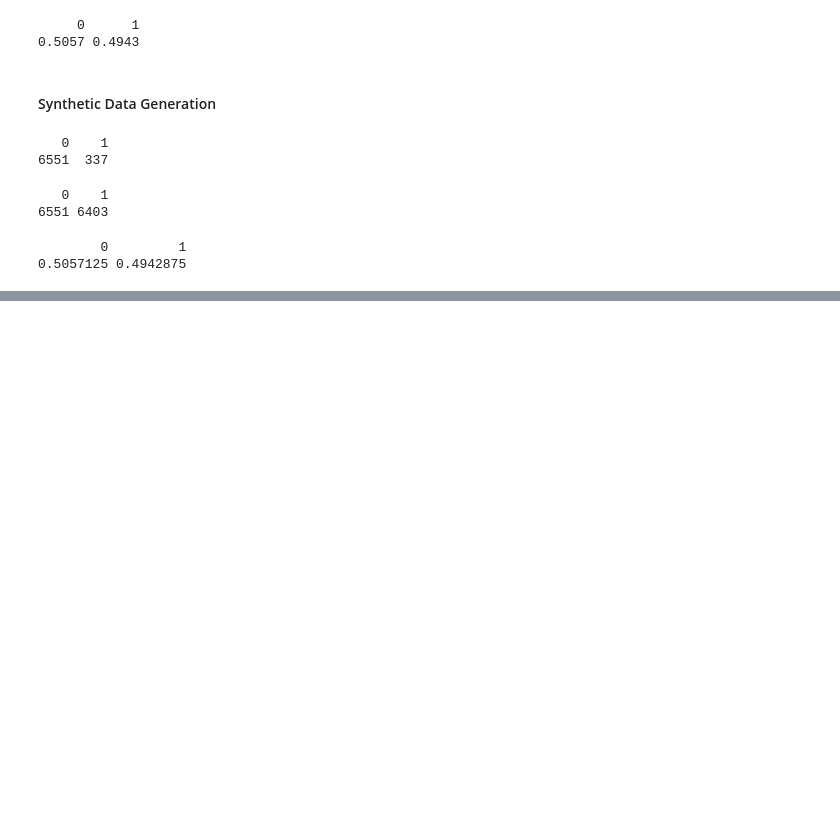
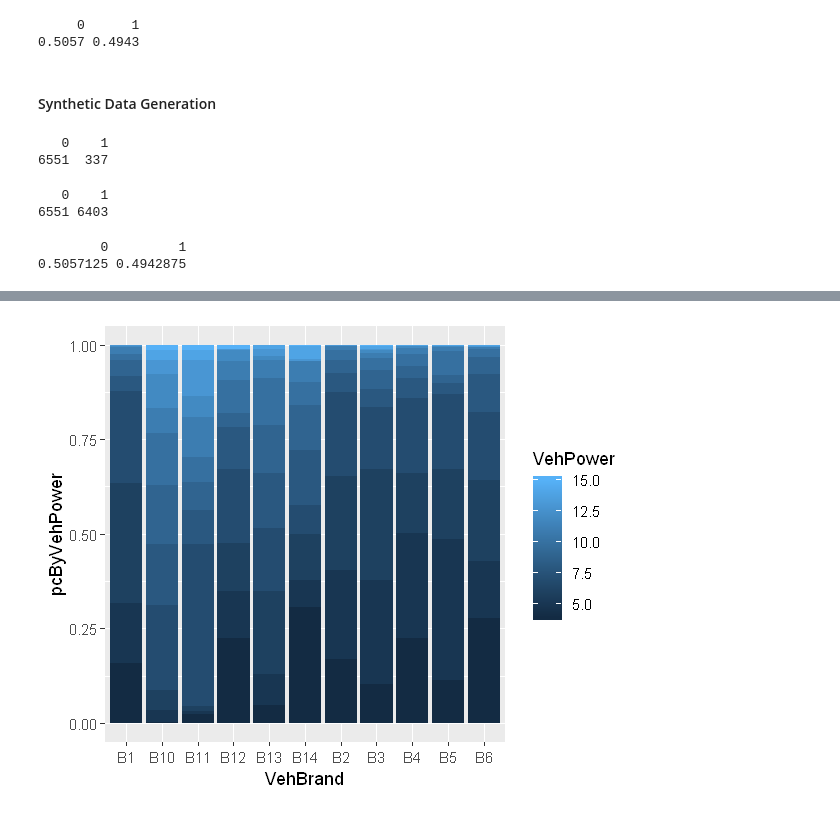
Before and after one commit to LanceWhitehorn/ACST4005, a Jupyter notebook: 05 - Data Understanding & Preparation (Part 3).ipynb, the cells around one changed output, grey strips where cells are left out. Drawn from its saved outputs; the diff is of its cells as text; code cells hidden in the pictures; blank space fills up the shorter version.

```diff
--- a/05 - Data Understanding & Preparation (Part 3).ipynb
+++ b/05 - Data Understanding & Preparation (Part 3).ipynb
@@ -603,0 +687,11 @@ prop.table(table(smote_train$Class))
+# %%
+vehBrand_byPower <- casMotor %>%
+    group_by(VehBrand, VehPower) %>%
+    summarise(count=table(VehPower)) %>%
+    mutate(pcByVehPower=count/sum(count))
+# head(vehBrand_byPower)
+vehBrand_byPower %>%
+    ggplot(aes(x=VehBrand, y=pcByVehPower, fill=VehPower)) +
+    geom_col()
+# %% [output]
+[figure, added]
```
Also changed, not shown: parts of 16 cells of this notebook.
